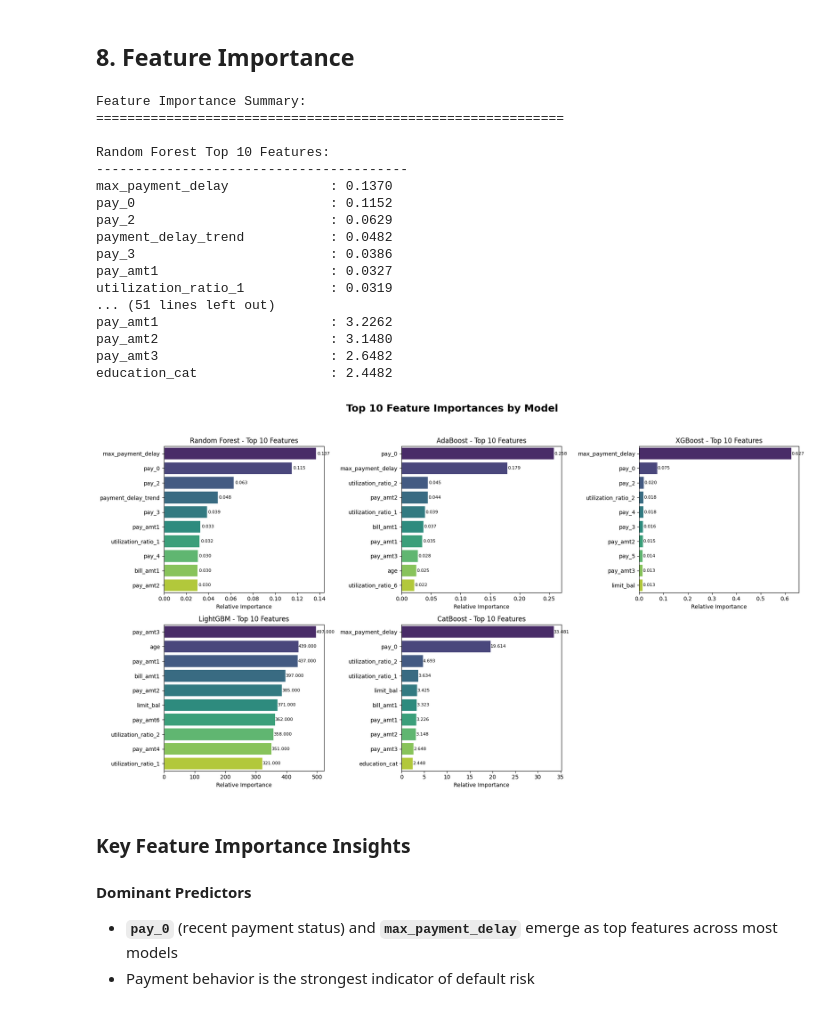
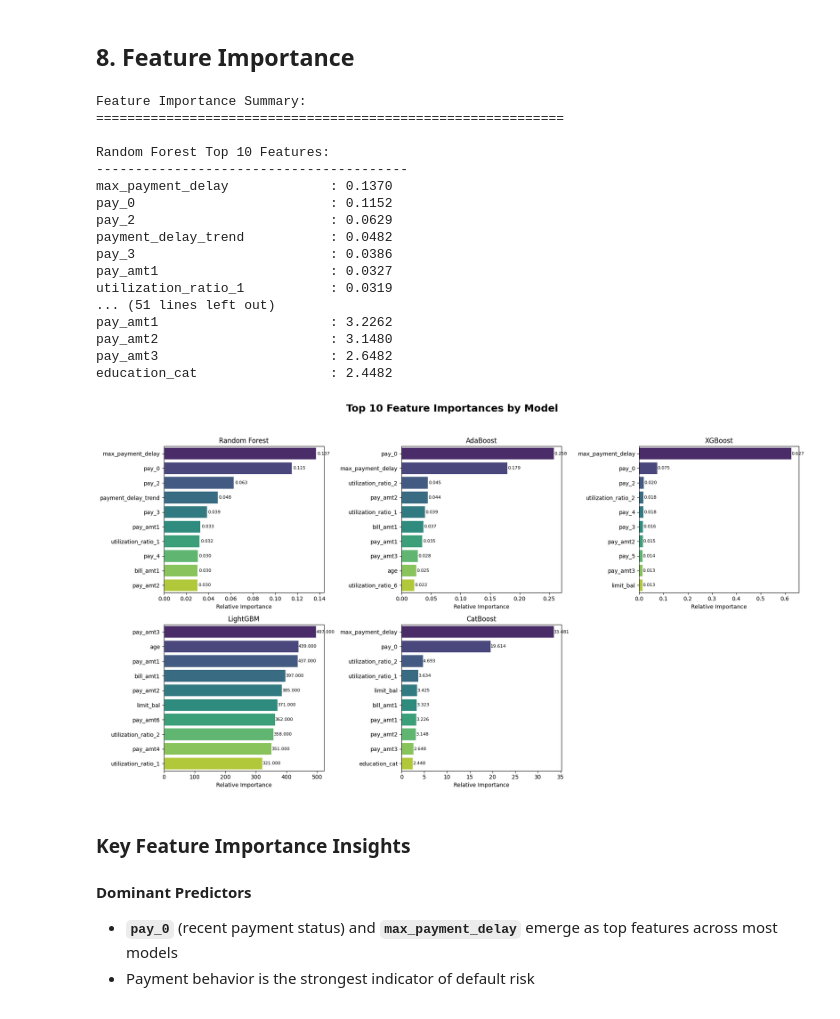
Before and after one commit to Yahlawat/Credit-Card-Default-Prediction, a Jupyter notebook: notebooks/default_prediction.ipynb, the cells around one changed output. Saved outputs shown, nothing was run; the diff lists cells and outputs as text; code cells hidden in the pictures.

```diff
--- a/notebooks/default_prediction.ipynb
+++ b/notebooks/default_prediction.ipynb
@@ -864,7 +864,7 @@ for idx, (model_name, model_info) in enumerate(best_models.items()):
             palette="viridis",
             ax=axes[idx]
         )
-        axes[idx].set_title(f"{model_name} - Top 10 Features")
+        axes[idx].set_title(f"{model_name}")
         axes[idx].set_xlabel("Relative Importance")
         axes[idx].set_ylabel("")
 
@@ -872,34 +872,34 @@ for idx, (model_name, model_info) in enumerate(best_models.items()):
         for i, v in enumerate(top_importances):
             axes[idx].text(v + 0.001, i, f"{v:.3f}", va='center', fontsize=8)
     else:
         print(f"\n{model_name} does not support feature importances.")
         fig.delaxes(axes[idx])  # Remove unused plot
 
 # Hide any extra subplots in the grid
 for j in range(len(best_models), 6):
     fig.delaxes(axes[j])
 
 plt.tight_layout(rect=[0, 0, 1, 0.95])
 plt.show()
 # %% [output]
 Feature Importance Summary:
 ============================================================
 
 Random Forest Top 10 Features:
 ----------------------------------------
 max_payment_delay             : 0.1370
 pay_0                         : 0.1152
 pay_2                         : 0.0629
 payment_delay_trend           : 0.0482
 pay_3                         : 0.0386
 pay_amt1                      : 0.0327
 utilization_ratio_1           : 0.0319
 ... (51 lines left out)
 pay_amt1                      : 3.2262
 pay_amt2                      : 3.1480
 pay_amt3                      : 2.6482
 education_cat                 : 2.4482
-[figure, old version]
+[figure, new version]
 # %% [markdown]
 ### Key Feature Importance Insights
 
```
